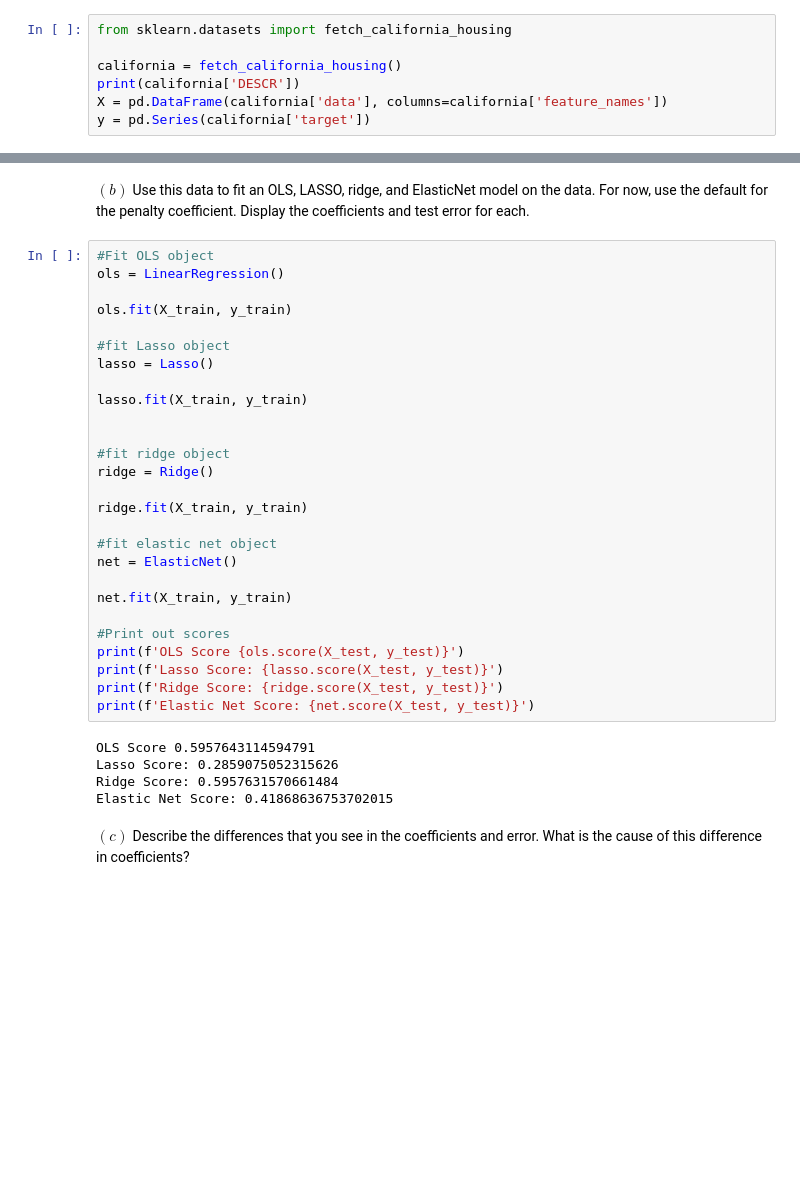
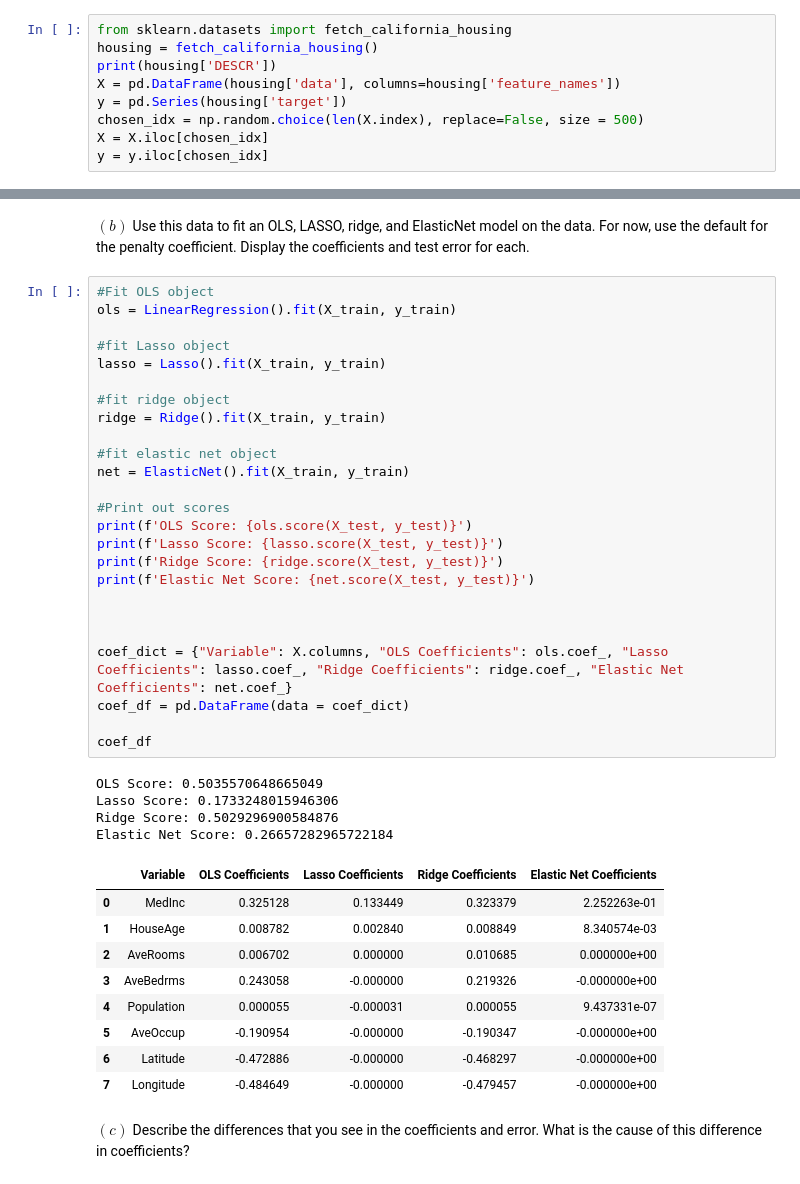
Before and after one commit to JedRoundy/Machine_Learning_For_Economists, a Jupyter notebook: PSET_5/pset5coding.ipynb, the cells around one changed output, grey strips where cells are left out. Cells and saved outputs as stored; diff of their text form; blank space fills up the shorter version.

```diff
--- a/PSET_5/pset5coding.ipynb
+++ b/PSET_5/pset5coding.ipynb
@@ -12,11 +12,13 @@ warnings.filterwarnings('ignore')
 This problem deals with regularized regression. The boston dataset is described right after it is loaded in just by running the code that is aleardy there.
 # %%
 from sklearn.datasets import fetch_california_housing
-
-california = fetch_california_housing()
-print(california['DESCR'])
-X = pd.DataFrame(california['data'], columns=california['feature_names'])
-y = pd.Series(california['target'])
+housing = fetch_california_housing()
+print(housing['DESCR'])
+X = pd.DataFrame(housing['data'], columns=housing['feature_names'])
+y = pd.Series(housing['target'])
+chosen_idx = np.random.choice(len(X.index), replace=False, size = 500)
+X = X.iloc[chosen_idx]
+y = y.iloc[chosen_idx]
 # %% [output]
 .. _california_housing_dataset:
 
@@ -45,35 +47,42 @@ X_train, X_test, y_train, y_test = train_test_split(X, y, random_state = 0, test
 $(b)$ Use this data to fit an OLS, LASSO, ridge, and ElasticNet model on the data. For now, use the default for the penalty coefficient. Display the coefficients and test error for each.
 # %%
 #Fit OLS object
-ols = LinearRegression()
-
-ols.fit(X_train, y_train)
+ols = LinearRegression().fit(X_train, y_train)
 
 #fit Lasso object
-lasso = Lasso()
-
-lasso.fit(X_train, y_train)
-
+lasso = Lasso().fit(X_train, y_train)
 
 #fit ridge object
-ridge = Ridge()
-
-ridge.fit(X_train, y_train)
+ridge = Ridge().fit(X_train, y_train)
 
 #fit elastic net object
-net = ElasticNet()
-
-net.fit(X_train, y_train)
+net = ElasticNet().fit(X_train, y_train)
 
 #Print out scores
-print(f'OLS Score {ols.score(X_test, y_test)}')
+print(f'OLS Score: {ols.score(X_test, y_test)}')
 print(f'Lasso Score: {lasso.score(X_test, y_test)}')
 print(f'Ridge Score: {ridge.score(X_test, y_test)}')
 print(f'Elastic Net Score: {net.score(X_test, y_test)}')
+
+
+
+coef_dict = {"Variable": X.columns, "OLS Coefficients": ols.coef_, "Lasso Coefficients": lasso.coef_, "Ridge Coefficients": ridge.coef_, "Elastic Net Coefficients": net.coef_}
+coef_df = pd.DataFrame(data = coef_dict)
+
+coef_df
 # %% [output]
-OLS Score 0.5957643114594791
-Lasso Score: 0.2859075052315626
-Ridge Score: 0.5957631570661484
-Elastic Net Score: 0.41868636753702015
+OLS Score: 0.5035570648665049
+Lasso Score: 0.1733248015946306
+Ridge Score: 0.5029296900584876
+Elastic Net Score: 0.26657282965722184
+|  | Variable | OLS Coefficients | Lasso Coefficients | Ridge Coefficients | Elastic Net Coefficients |
+| 0 | MedInc | 0.325128 | 0.133449 | 0.323379 | 2.252263e-01 |
+| 1 | HouseAge | 0.008782 | 0.002840 | 0.008849 | 8.340574e-03 |
+| 2 | AveRooms | 0.006702 | 0.000000 | 0.010685 | 0.000000e+00 |
+| 3 | AveBedrms | 0.243058 | -0.000000 | 0.219326 | -0.000000e+00 |
+| 4 | Population | 0.000055 | -0.000031 | 0.000055 | 9.437331e-07 |
+| 5 | AveOccup | -0.190954 | -0.000000 | -0.190347 | -0.000000e+00 |
+| 6 | Latitude | -0.472886 | -0.000000 | -0.468297 | -0.000000e+00 |
+| 7 | Longitude | -0.484649 | -0.000000 | -0.479457 | -0.000000e+00 |
 # %% [markdown]
 $(c)$ Describe the differences that you see in the coefficients and error. What is the cause of this difference in coefficients?
```
Also changed, not shown: parts of 8 cells of this notebook.
